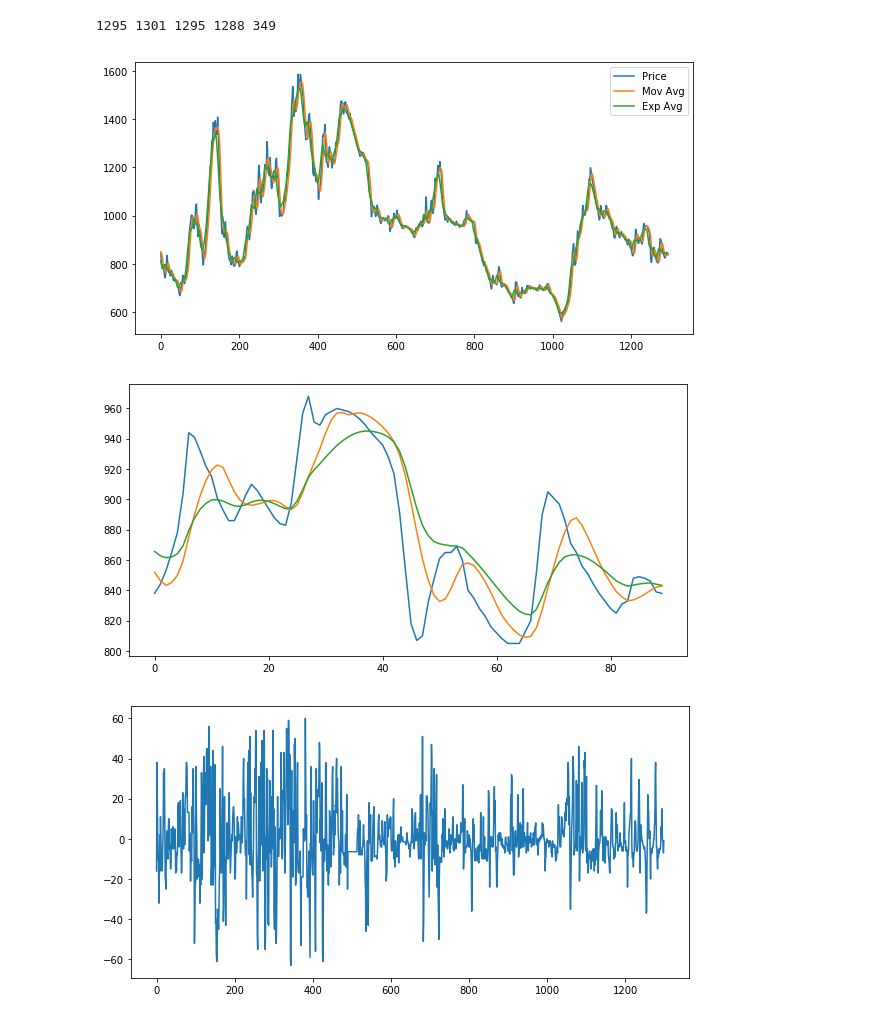
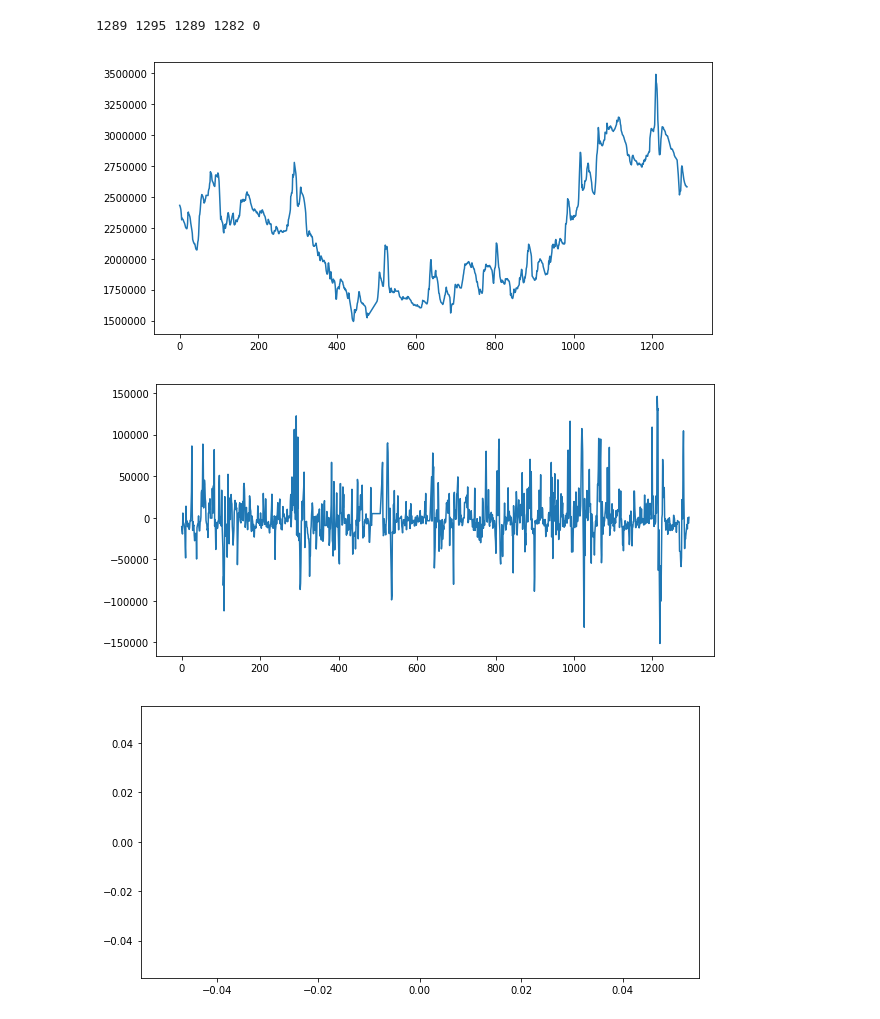
Before and after one commit to rmmartin02/OSRS_Research, a Jupyter notebook: ML/OSRS/Classification.ipynb, the cells around one changed output. Drawn from its saved outputs; the diff is of its cells as text; code cells hidden in the pictures.

```diff
--- a/ML/OSRS/Classification.ipynb
+++ b/ML/OSRS/Classification.ipynb
@@ -19,5 +22,5 @@ Using TensorFlow backend.
 # %%
-item = "Shark"
+item = "Abyssal_whip"
 # %%
 similar = items.getSimilarItems(item)
 print(similar)
@@ -54,27 +66,18 @@ items.getInfo(item)
 # %%
 ma = 21
 prices = items.getPrices(item)
 changes = items.getPriceChanges(item)
-movAvg = items.sma(prices)
-expAvg = items.ema(prices)
 quant = items.getQuants(item)
 print(len(movAvg),len(prices),len(movAvg),len(expAvg),len(quant))
 plt.rcParams['figure.figsize'] = [10, 5]
 plt.plot(prices[-1*len(movAvg):],label='Price')
-plt.plot(movAvg,label='Mov Avg')
-plt.plot(expAvg,label='Exp Avg')
-plt.legend()
-plt.show()
-plt.plot(prices[-90:])
-plt.plot(movAvg[-90:])
-plt.plot(expAvg[-90:])
 plt.show()
 plt.plot(changes)
 plt.show()
 plt.plot(quant)
 plt.show()
 # %% [output]
-1295 1301 1295 1288 349
+1289 1295 1289 1282 0
-[figure, old version]
+[figure, new version]
-[figure, old version]
+[figure, new version]
-[figure, old version]
+[figure, new version]
```
Also changed, not shown: parts of 22 cells of this notebook, 2 other files.
